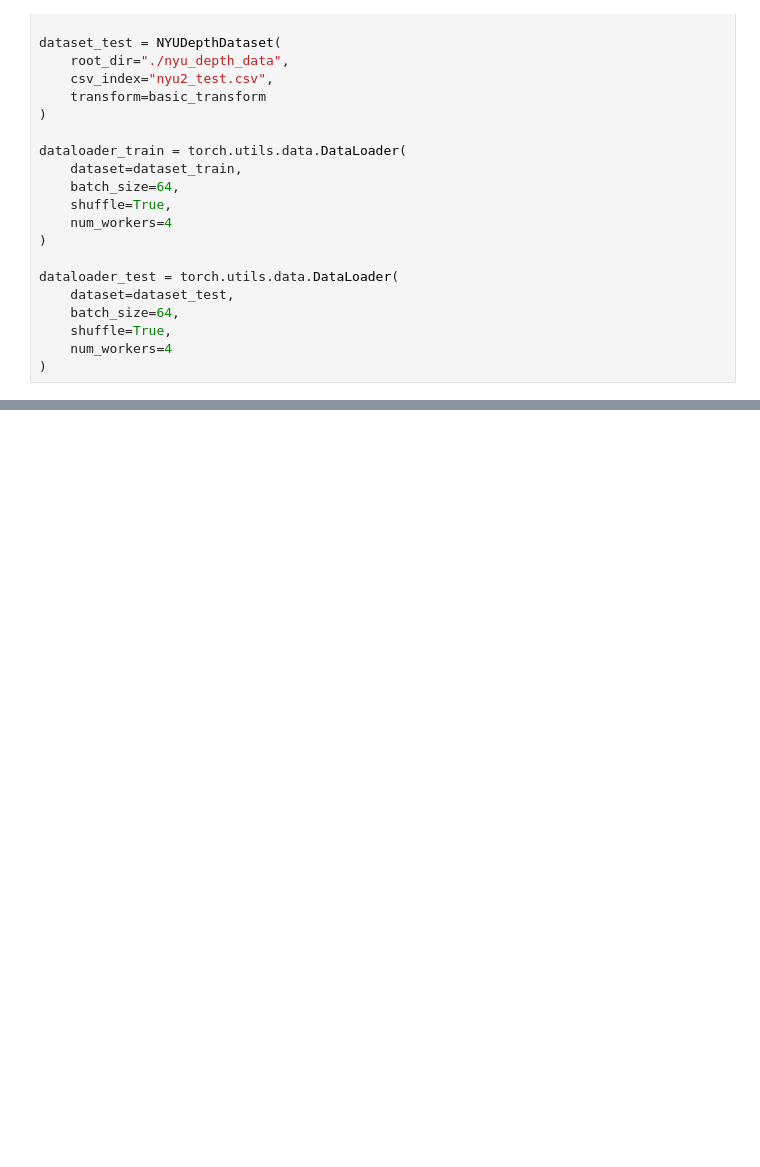
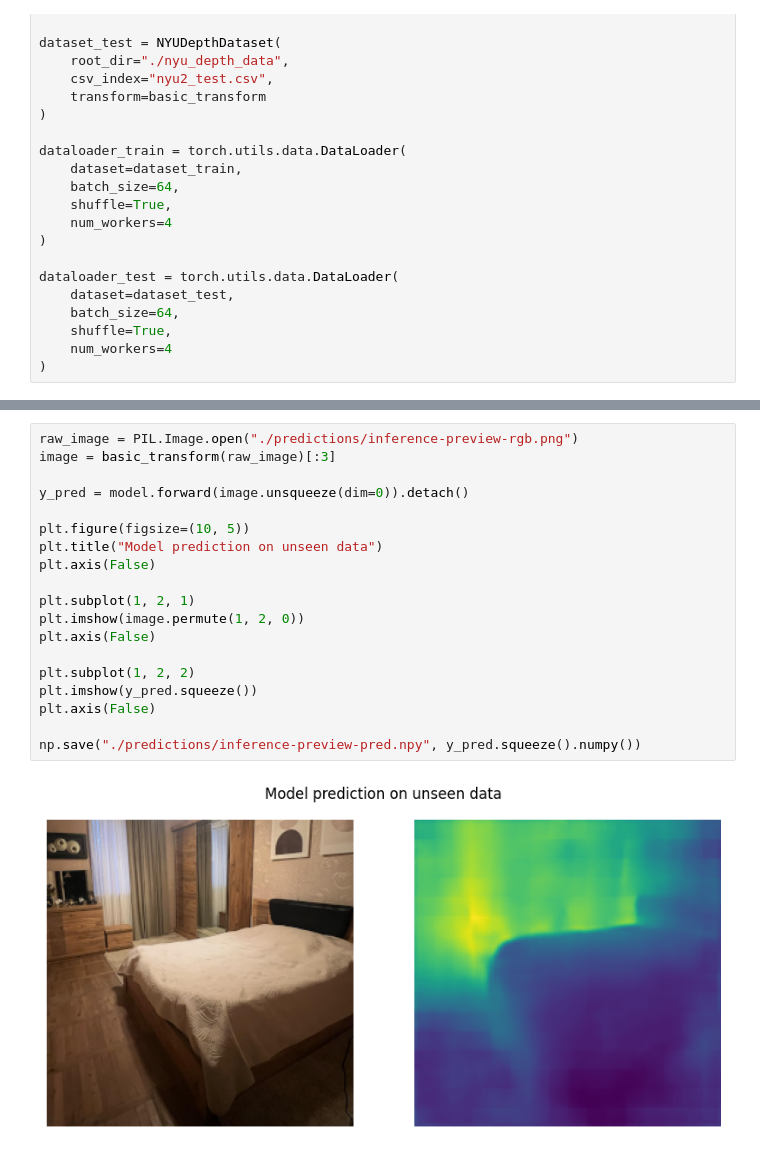
Before and after one commit to nickkipshidze/depth-perception-nyu, a Jupyter notebook: Inference.ipynb, the cells around one changed output, grey strips where cells are left out. Drawn from its saved outputs; the diff is of its cells as text; blank space fills up the shorter version.

```diff
--- a/Inference.ipynb
+++ b/Inference.ipynb
@@ -144,0 +169,21 @@ plt.show()
+# %%
+raw_image = PIL.Image.open("./predictions/inference-preview-rgb.png")
+image = basic_transform(raw_image)[:3]
+
+y_pred = model.forward(image.unsqueeze(dim=0)).detach()
+
+plt.figure(figsize=(10, 5))
+plt.title("Model prediction on unseen data")
+plt.axis(False)
+
+plt.subplot(1, 2, 1)
+plt.imshow(image.permute(1, 2, 0))
+plt.axis(False)
+
+plt.subplot(1, 2, 2)
+plt.imshow(y_pred.squeeze())
+plt.axis(False)
+
+np.save("./predictions/inference-preview-pred.npy", y_pred.squeeze().numpy())
+# %% [output]
+[figure, added]
```
Also changed, not shown: parts of 6 cells of this notebook.
